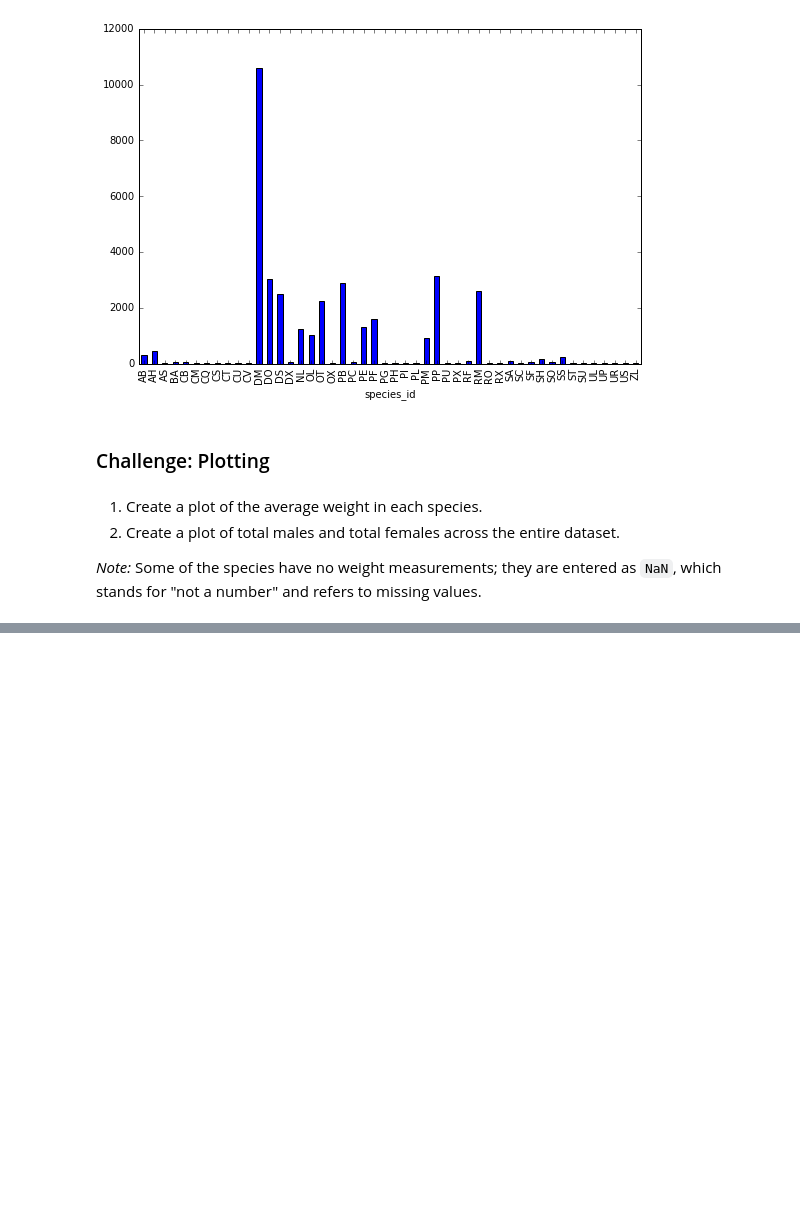
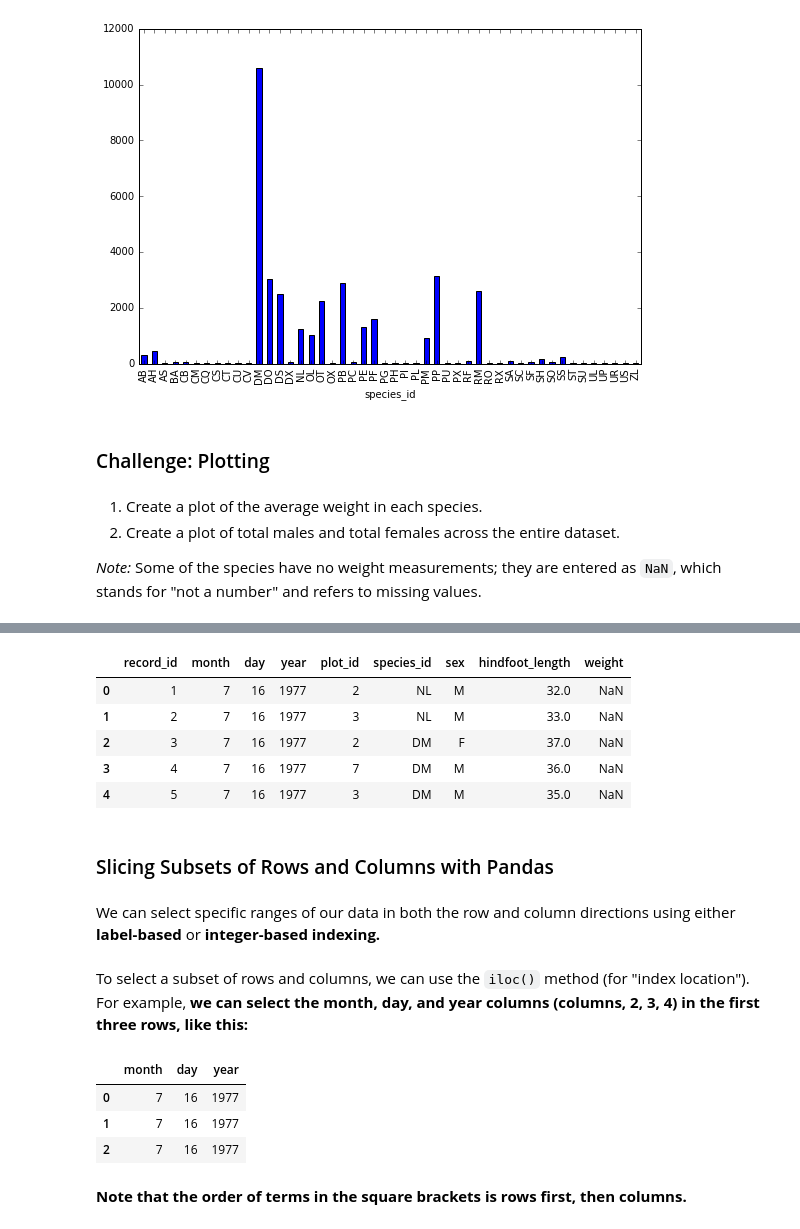
Before and after one commit to arthur-e/swc-workshop, a Jupyter notebook: python-ecology/Python-Intro-Ecology.ipynb, the cells around one changed output, grey strips where cells are left out. Cells and saved outputs as stored; diff of their text form; code cells hidden in the pictures; blank space fills up the shorter version.

```diff
--- a/python-ecology/Python-Intro-Ecology.ipynb
+++ b/python-ecology/Python-Intro-Ecology.ipynb
@@ -596,0 +746,27 @@ species_counts.plot(figsize=(9, 6), kind = 'bar')
+# %%
+surveys = pd.read_csv('ecology-surveys.csv')
+surveys_copy = surveys.copy()
+surveys_copy[0:3] = 0
+surveys.head()
+# %% [output]
+|  | record_id | month | day | year | plot_id | species_id | sex | hindfoot_length | weight |
+| 0 | 1 | 7 | 16 | 1977 | 2 | NL | M | 32.0 | NaN |
+| 1 | 2 | 7 | 16 | 1977 | 3 | NL | M | 33.0 | NaN |
+| 2 | 3 | 7 | 16 | 1977 | 2 | DM | F | 37.0 | NaN |
+| 3 | 4 | 7 | 16 | 1977 | 7 | DM | M | 36.0 | NaN |
+| 4 | 5 | 7 | 16 | 1977 | 3 | DM | M | 35.0 | NaN |
+# %% [markdown]
+### Slicing Subsets of Rows and Columns with Pandas
+# %% [markdown]
+We can select specific ranges of our data in both the row and column directions using either **label-based** or **integer-based indexing.**
+# %% [markdown]
+To select a subset of rows and columns, we can use the `iloc()` method (for "index location"). For example, **we can select the month, day, and year columns (columns, 2, 3, 4) in the first three rows, like this:**
+# %%
+surveys.iloc[0:3,1:4]
+# %% [output]
+|  | month | day | year |
+| 0 | 7 | 16 | 1977 |
+| 1 | 7 | 16 | 1977 |
+| 2 | 7 | 16 | 1977 |
+# %% [markdown]
+**Note that the order of terms in the square brackets is rows first, then columns.**
```
Also changed, not shown: parts of 50 cells of this notebook, 2 other files.
